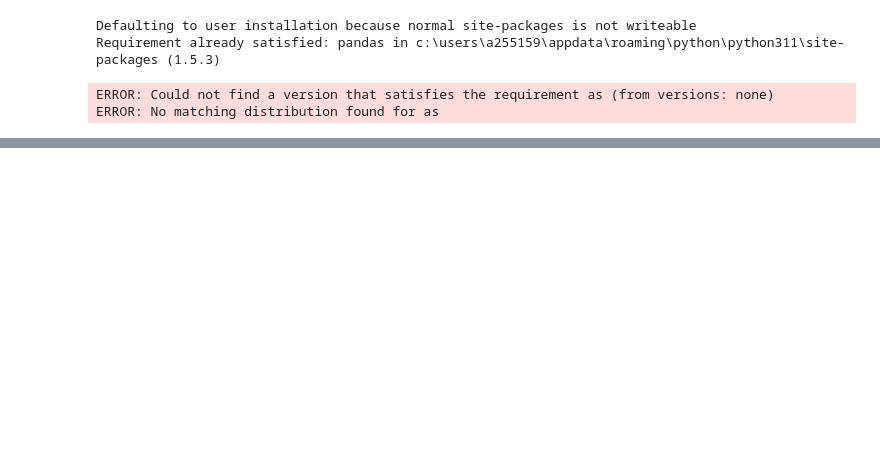
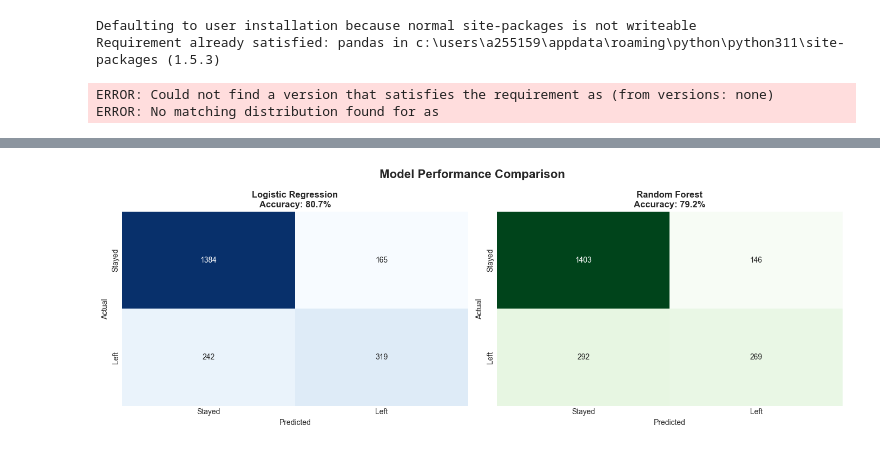
Before and after one commit to BukolaOdunayo/Churn-Prediction, a Jupyter notebook: Churn prediction.ipynb, the cells around one changed output, grey strips where cells are left out. Drawn from its saved outputs; the diff is of its cells as text; code cells hidden in the pictures; blank space fills up the shorter version.

```diff
--- a/Churn prediction.ipynb
+++ b/Churn prediction.ipynb
@@ -11,0 +421,17 @@ ValueError: numpy.dtype size changed, may indicate binary incompatibility. Expec
+# %%
+
+# STEP 11: BUILD AND TRAIN MODELS
+# ============================================================================
+print("\n\n🎯 STEP 11: Training Prediction Models\n")
+
+# Model 1: Logistic Regression (Simple, Interpretable)
+print("Training Logistic Regression...")
+lr_model = LogisticRegression(max_iter=1000, random_state=42)
+lr_model.fit(X_train_scaled, y_train)
+
+# Model 2: Random Forest (More Complex, Higher Accuracy)
+print("Training Random Forest...")
+rf_model = RandomForestClassifier(n_estimators=100, random_state=42, max_depth=10)
+rf_model.fit(X_train_scaled, y_train)
+
+print("✓ Models trained successfully!")
@@ -11,0 +471,63 @@ ValueError: numpy.dtype size changed, may indicate binary incompatibility. Expec
+# %%
+# ============================================================================
+# STEP 12: MODEL EVALUATION
+# ============================================================================
+print("\n\n📊 STEP 12: Evaluating Model Performance\n")
+
+# Predictions
+lr_pred = lr_model.predict(X_test_scaled)
+rf_pred = rf_model.predict(X_test_scaled)
+
+lr_pred_proba = lr_model.predict_proba(X_test_scaled)[:, 1]
+rf_pred_proba = rf_model.predict_proba(X_test_scaled)[:, 1]
+
+# Calculate metrics
+lr_auc = roc_auc_score(y_test, lr_pred_proba)
+rf_auc = roc_auc_score(y_test, rf_pred_proba)
+
+print("LOGISTIC REGRESSION RESULTS:")
+print(f"   Accuracy: {(lr_pred == y_test).mean()*100:.2f}%")
+print(f"   AUC Score: {lr_auc:.3f}")
+print("\nRANDOM FOREST RESULTS:")
+print(f"   Accuracy: {(rf_pred == y_test).mean()*100:.2f}%")
+print(f"   AUC Score: {rf_auc:.3f}")
+
+# Confusion Matrix Visualization
+fig, axes = plt.subplots(1, 2, figsize=(14, 5))
+fig.suptitle('Model Performance Comparison', fontsize=16, fontweight='bold')
+
+# Logistic Regression
+cm_lr = confusion_matrix(y_test, lr_pred)
+sns.heatmap(cm_lr, annot=True, fmt='d', cmap='Blues', ax=axes[0], cbar=False)
+axes[0].set_title(f'Logistic Regression\nAccuracy: {(lr_pred == y_test).mean()*100:.1f}%', fontweight='bold')
+axes[0].set_ylabel('Actual')
+axes[0].set_xlabel('Predicted')
+axes[0].set_xticklabels(['Stayed', 'Left'])
+axes[0].set_yticklabels(['Stayed', 'Left'])
+
+# Random Forest
+cm_rf = confusion_matrix(y_test, rf_pred)
+sns.heatmap(cm_rf, annot=True, fmt='d', cmap='Greens', ax=axes[1], cbar=False)
+axes[1].set_title(f'Random Forest\nAccuracy: {(rf_pred == y_test).mean()*100:.1f}%', fontweight='bold')
+axes[1].set_ylabel('Actual')
+axes[1].set_xlabel('Predicted')
+axes[1].set_xticklabels(['Stayed', 'Left'])
+axes[1].set_yticklabels(['Stayed', 'Left'])
+
+plt.tight_layout()
+
+# ROC Curve
+plt.figure(figsize=(10, 6))
+lr_fpr, lr_tpr, _ = roc_curve(y_test, lr_pred_proba)
+rf_fpr, rf_tpr, _ = roc_curve(y_test, rf_pred_proba)
+
+plt.plot(lr_fpr, lr_tpr, label=f'Logistic Regression (AUC = {lr_auc:.3f})', linewidth=2)
+plt.plot(rf_fpr, rf_tpr, label=f'Random Forest (AUC = {rf_auc:.3f})', linewidth=2)
+plt.plot([0, 1], [0, 1], 'k--', label='Random Guess', linewidth=1)
+plt.xlabel('False Positive Rate', fontsize=12)
+plt.ylabel('True Positive Rate', fontsize=12)
+plt.title('ROC Curve Comparison', fontsize=16, fontweight='bold')
+plt.legend(loc='lower right', fontsize=11)
+plt.grid(alpha=0.3)
+plt.tight_layout()
+# %% [output]
@@ -11,0 +543 @@ ValueError: numpy.dtype size changed, may indicate binary incompatibility. Expec
+[figure, added]
```
Also changed, not shown: parts of 23 cells of this notebook.
